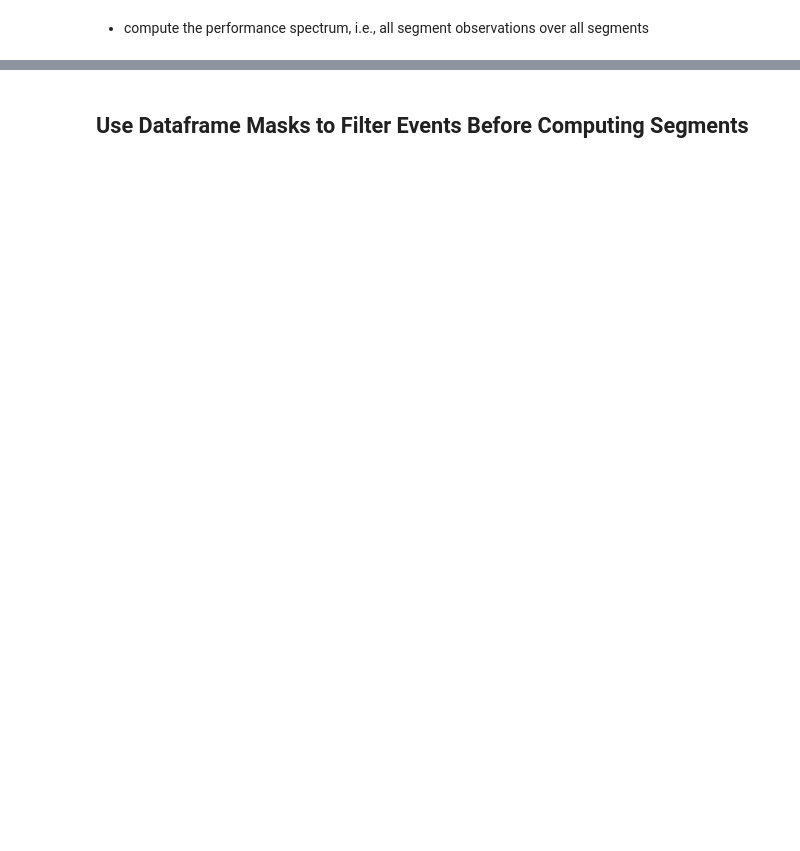
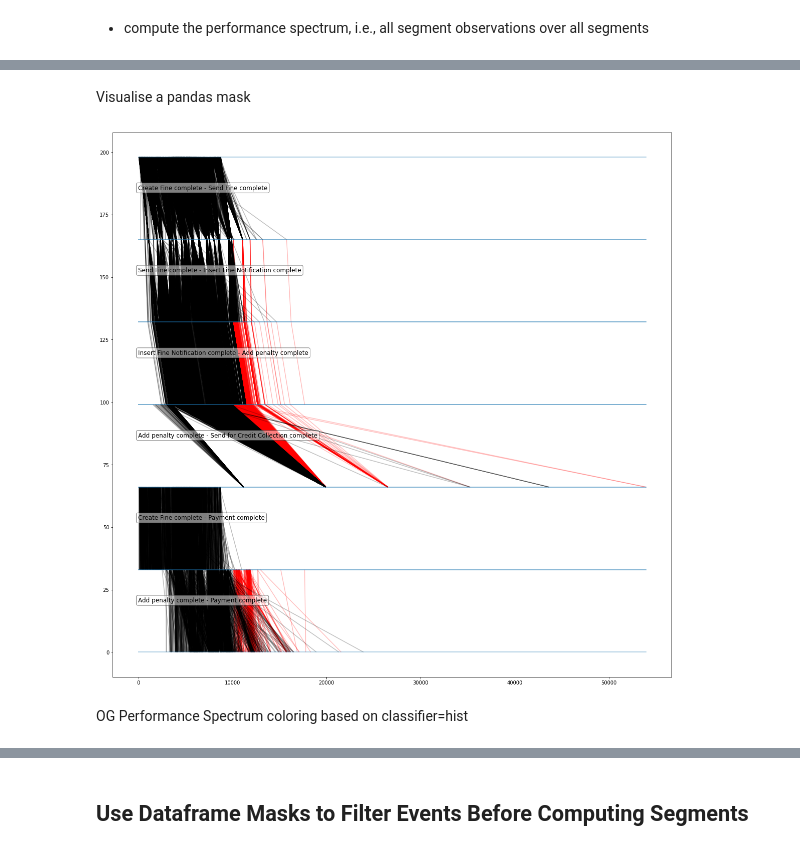
Before and after one commit to tomvmeer/PF4PY, a Jupyter notebook: Example expanded Performance Spectrum.ipynb, the cells around one changed output, grey strips where cells are left out. Drawn from its saved outputs; the diff is of its cells as text; code cells hidden in the pictures; blank space fills up the shorter version.

```diff
--- a/Example expanded Performance Spectrum.ipynb
+++ b/Example expanded Performance Spectrum.ipynb
@@ -90,3 +154,17 @@ vis_rf = Performance_Spectrum.Spectrum(segments, rf.pf)
+# %% [markdown]
+Visualise a pandas mask
+# %%
+# define colors for class-based coloring of lines as list of RGB values: (R/256,G/256/B256)
+# for performance-based classes, length of list defines number of quantiles
+class_colors = [(0,0,0),(1,0,0)]
+# create plot
+fig, ax = plt.subplots(figsize=[20,20])
+# and visualize, classifier is the provided mask, False gives first color (black) True gives second color (red)
+vis_rf.plot_performance_spectrum(class_colors, ax, label_offset=-50, mask=vis_rf.pf['start_time'] > 10000, vis_mask=True)
+# %% [output]
+[figure, added]
+# %% [markdown]
+OG Performance Spectrum coloring based on classifier=hist
 # %%
 # define colors for class-based coloring of lines as list of RGB values: (R/256,G/256/B256)
 # for performance-based classes, length of list defines number of quantiles
```
Also changed, not shown: parts of 29 cells of this notebook, 1 other file.
